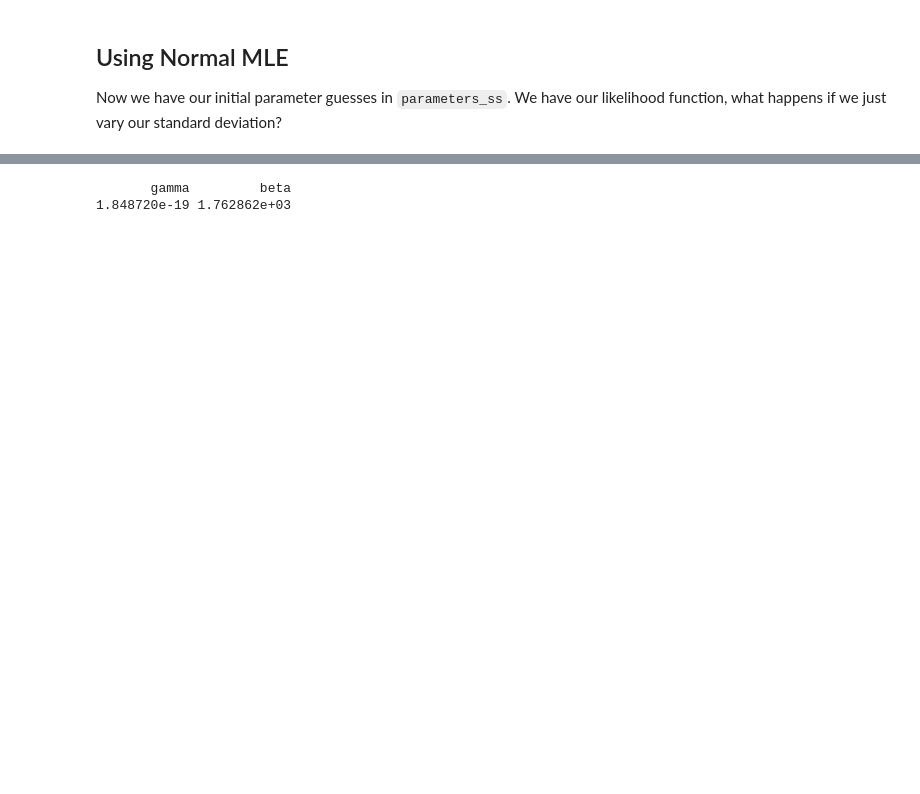
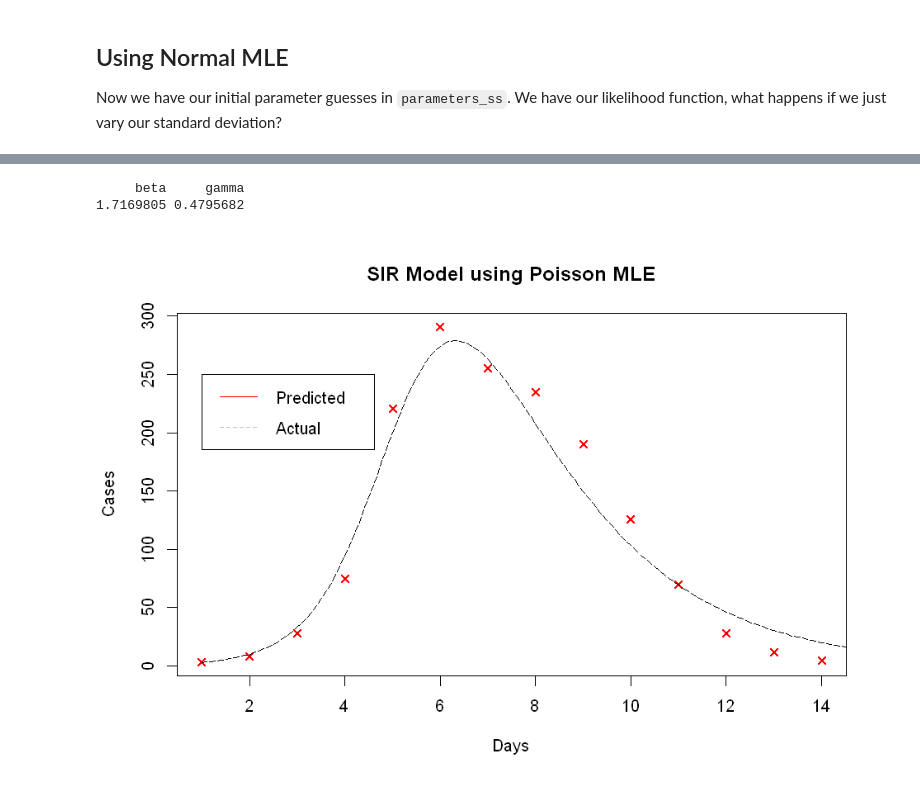
Before and after one commit to joely-w/ProjectWriteup, a Jupyter notebook: Infectious Diseases.ipynb, the cells around one changed output, grey strips where cells are left out. Saved outputs shown, nothing was run; the diff lists cells and outputs as text; code cells hidden in the pictures; blank space fills up the shorter version.

```diff
--- a/Infectious Diseases.ipynb
+++ b/Infectious Diseases.ipynb
@@ -108,14 +124,23 @@ compare_model(normal_model, "SIR Model with Normal MLE", times)
 # %%
-poissonLL <- function(gamma, beta){
-    beta <- exp(beta)
-    gamma <- exp(gamma)
-    model_data <- model(beta = beta, gamma = gamma, times=df$days, initial_data=initial_conditions)
-    -sum(dpois(x = df$cases[-1], lambda = model_data[-1], log = TRUE))
+poissonLL <- function(beta, gamma){
+    model_data <- model(beta = beta, gamma = gamma, times=df$days, initial_conditions=initial_conditions)$Y[-1
+    -sum(dpois(x = df$cases[-1], lambda = model_data, log = TRUE))
 }
-initial_params <- list(beta = 1.66, gamma = 1/2.2)
-po_results <- mle2(minuslogl = poissonLL, start = lapply(initial_params, log),method = "Nelder-Mead")
-po_parameters <- exp(coef(po_results))
-po_parameters
+
+pLL <- function(params) poissonLL(params[1], params[2])
+
+poisson_optim <- optim(ss_optim$par, pLL, lower=c(0,0),
+                 upper=c(10,1),
+                 method="L-BFGS-B",)
+poisson_params<-c(beta=(poisson_optim$par[1]), gamma=(poisson_optim$par[2]))
+poisson_params
+
+poisson_model <-c(as.double(model(gamma=as.double(poisson_params['gamma']),
+                       beta=as.double(poisson_params['beta']),
+                       times = times,
+                       initial_conditions=initial_conditions)$Y))
+compare_model(poisson_model, "SIR Model using Poisson MLE", times)
 # %% [output]
-       gamma         beta
-1.848720e-19 1.762862e+03
+     beta     gamma
+1.7169805 0.4795682
+[figure, added]
```
Also changed, not shown: parts of 6 cells of this notebook.
